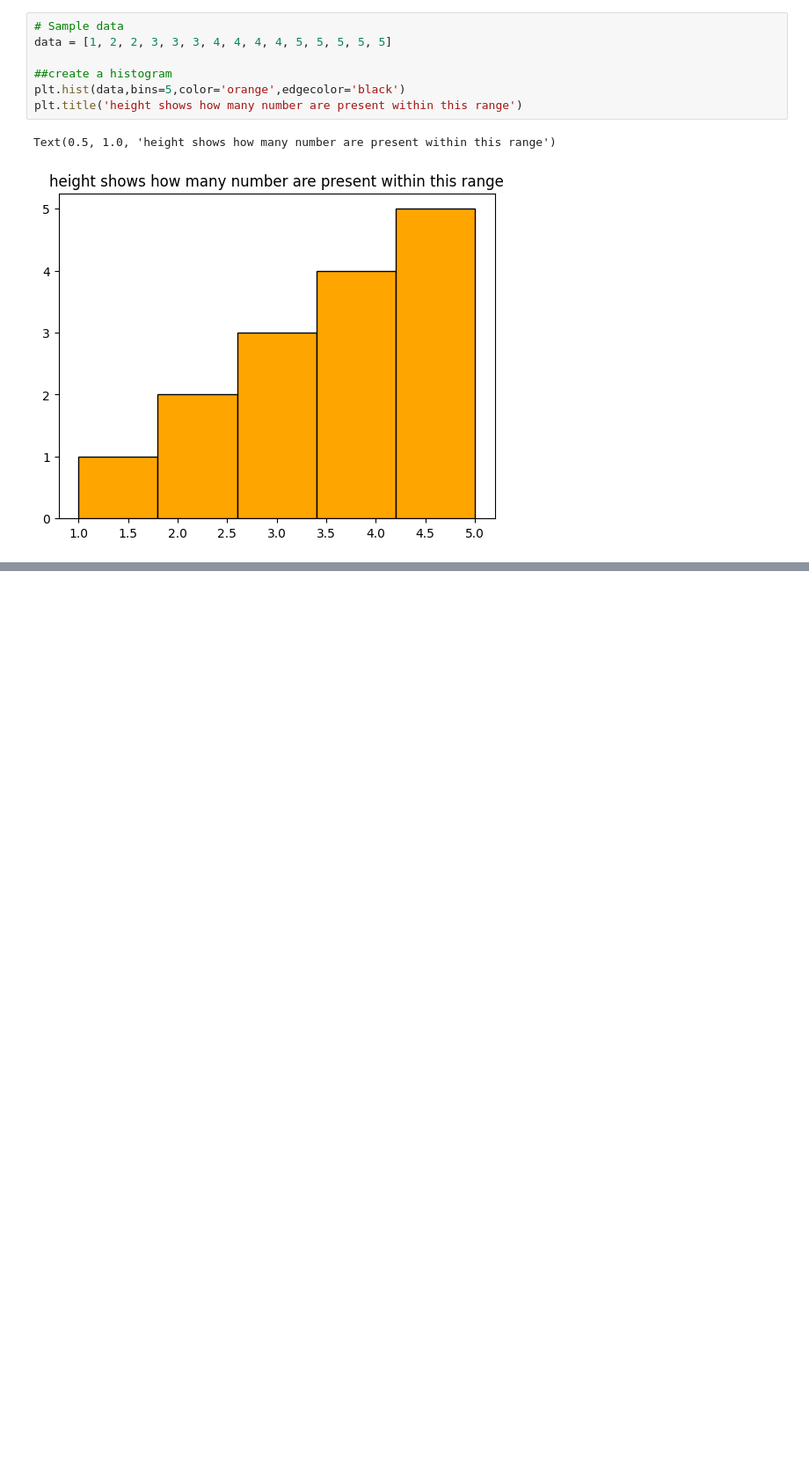
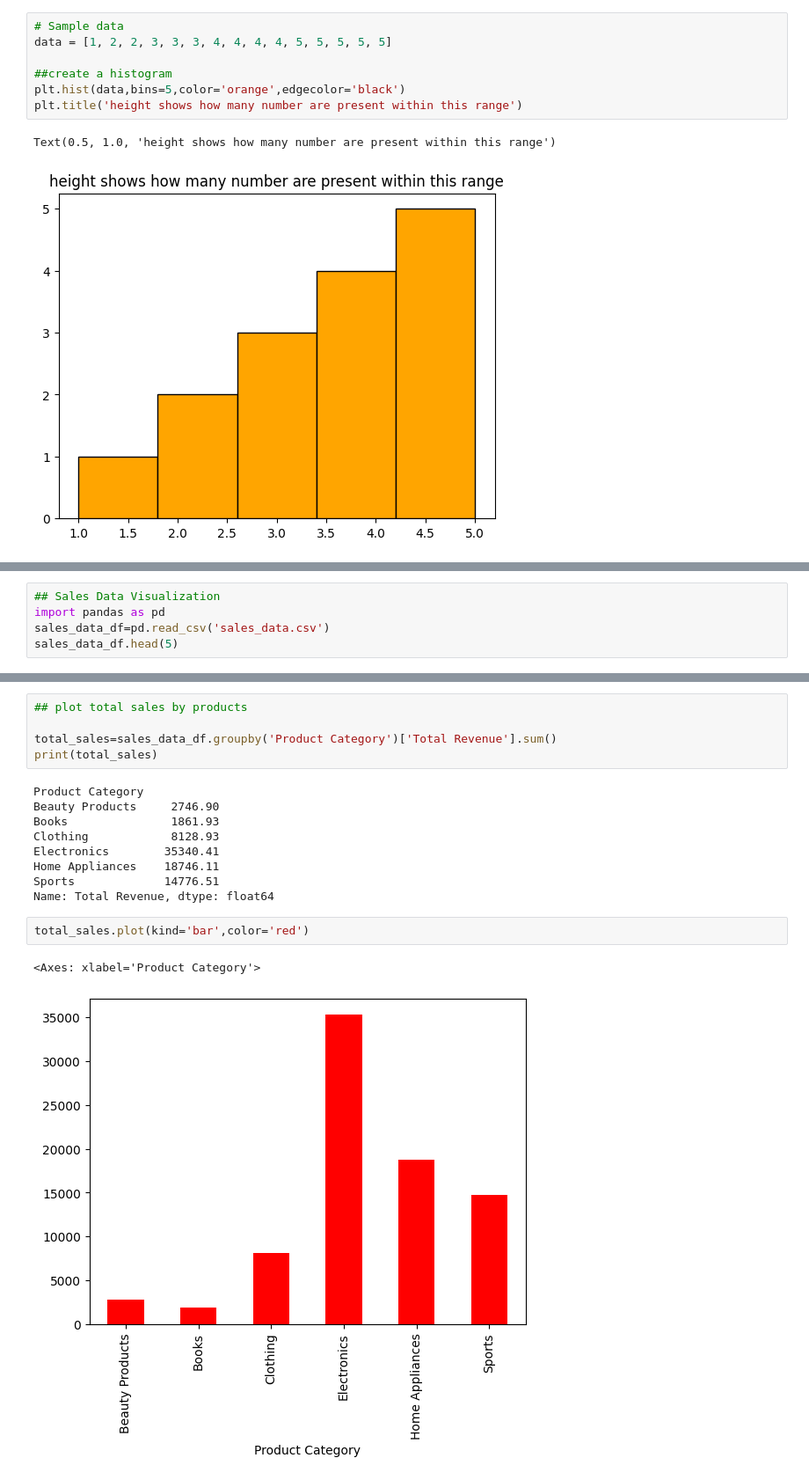
Before and after one commit to DeepakMangale/Complete-Python-Bootcamp-main, a Jupyter notebook: 10-Data Analysis With Python/10.5-matplotlib.ipynb, the cells around one changed output, grey strips where cells are left out. Shown at 88% size. Drawn from its saved outputs; the diff is of its cells as text; blank space fills up the shorter version.

```diff
--- a/10-Data Analysis With Python/10.5-matplotlib.ipynb
+++ b/10-Data Analysis With Python/10.5-matplotlib.ipynb
@@ -105,0 +145,5 @@ Text(0.5, 1.0, 'height shows how many number are present within this range')
+# %%
+## Sales Data Visualization
+import pandas as pd
+sales_data_df=pd.read_csv('sales_data.csv')
+sales_data_df.head(5)
@@ -105,0 +176,19 @@ Text(0.5, 1.0, 'height shows how many number are present within this range')
+# %%
+## plot total sales by products
+
+total_sales=sales_data_df.groupby('Product Category')['Total Revenue'].sum()
+print(total_sales)
+# %% [output]
+Product Category
+Beauty Products     2746.90
+Books               1861.93
+Clothing            8128.93
+Electronics        35340.41
+Home Appliances    18746.11
+Sports             14776.51
+Name: Total Revenue, dtype: float64
+# %%
+total_sales.plot(kind='bar',color='red')
+# %% [output]
+<Axes: xlabel='Product Category'>
+[figure, added]
```
Also changed, not shown: parts of 6 cells of this notebook, 1 other file.
